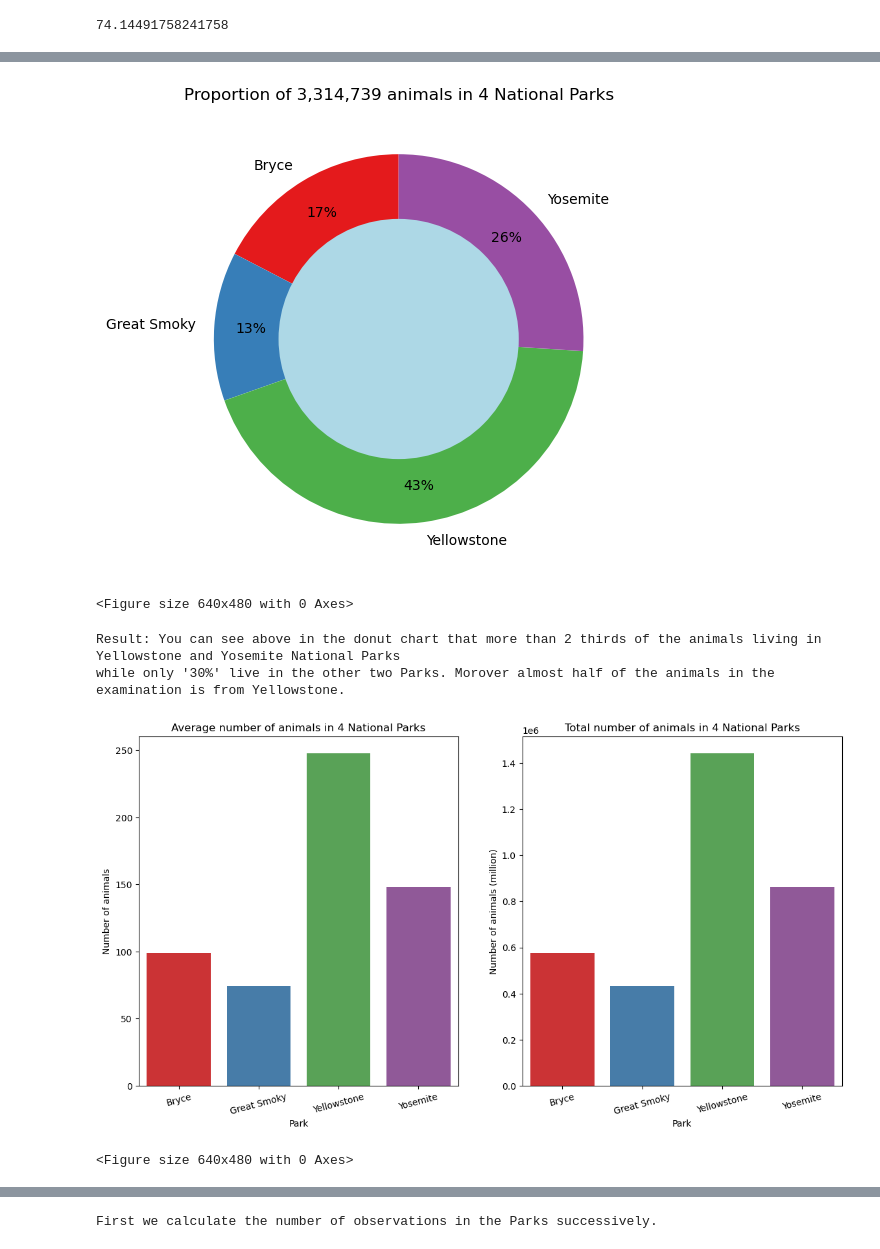
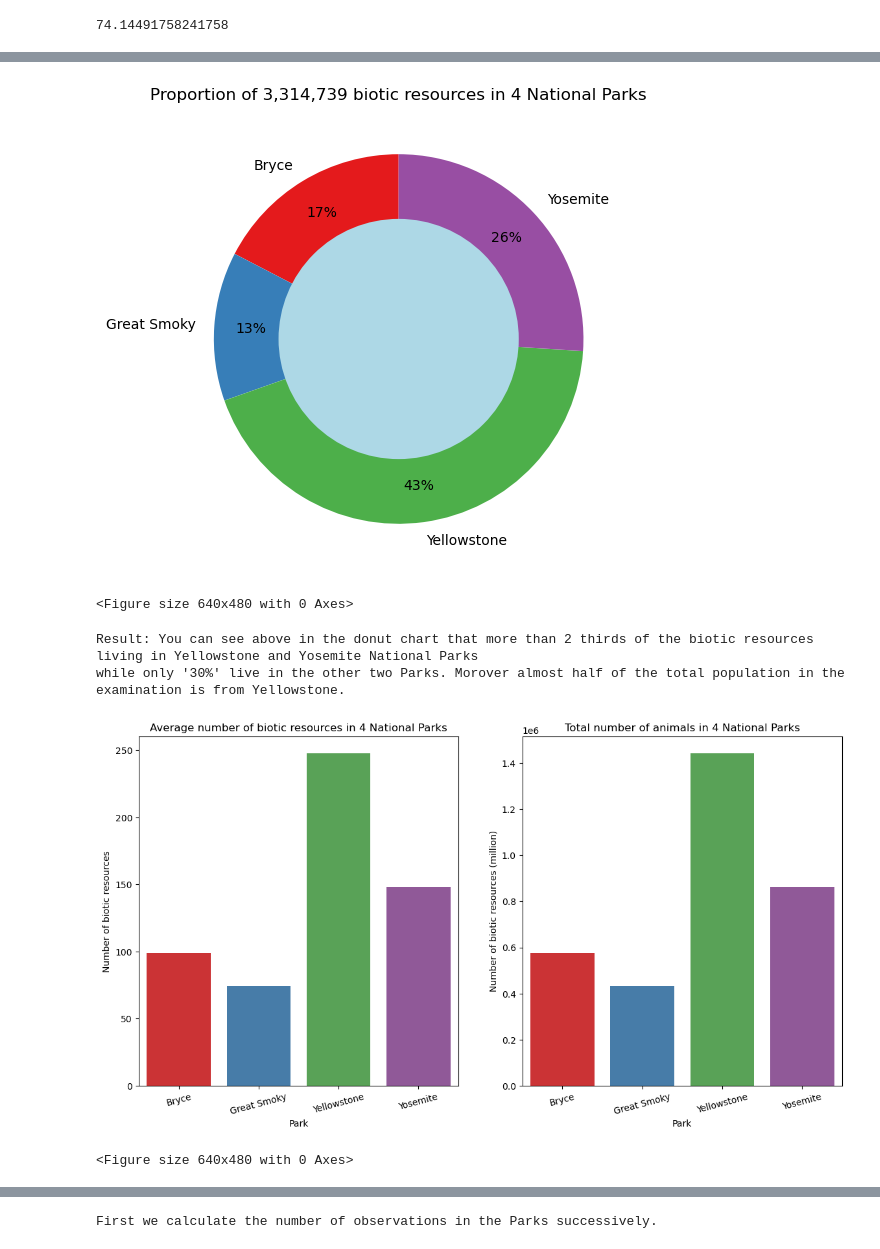
Before and after one commit to LiZoMark841619/Biodiversity_Project, a Jupyter notebook: biodiversity_starter/biodiversity.ipynb, the cells around one changed output, grey strips where cells are left out. Saved outputs shown, nothing was run; the diff lists cells and outputs as text; code cells hidden in the pictures.

```diff
--- a/biodiversity_starter/biodiversity.ipynb
+++ b/biodiversity_starter/biodiversity.ipynb
@@ -61,2 +61,2 @@ avg_animal
 # %%
-total_animal = file1[['park_name', 'observations']].groupby('park_name').sum().reset_index()
+total_bioticrs = file1[['park_name', 'observations']].groupby('park_name').sum().reset_index()
@@ -71,2 +71,2 @@ total_animal
 # %%
-total_animal['proportions'] = np.round(total_animal.observations*100 / total_animal.observations.sum(), 2)
+total_bioticrs['proportions'] = np.round(total_bioticrs.observations*100 / total_bioticrs.observations.sum(), 2)
@@ -81,40 +81,40 @@ total_animal
 # %%
 plt.figure(figsize=[12, 6])
 sns.set_palette('Set1')
-plt.pie(total_animal['observations'], autopct='%d%%', startangle=90, labels=total_animal.park_name, pctdistance=0.8)
-plt.title(f'Proportion of {total_animal.observations.sum():,} animals in {len(total_animal.park_name)} National Parks')
+plt.pie(total_bioticrs['observations'], autopct='%d%%', startangle=90, labels=total_bioticrs.park_name, pctdistance=0.8)
+plt.title(f'Proportion of {total_bioticrs.observations.sum():,} biotic resources in {len(total_bioticrs.park_name)} National Parks')
 hole = plt.Circle((0, 0), 0.65, facecolor='lightblue')
 plt.gcf().gca().add_artist(hole)
-plt.savefig('donut_animals_parks.png')
+plt.savefig('donut_bioticrs_parks.png')
 plt.show()
 plt.clf()
 # %% [output]
-[figure, old version]
+[figure, new version]
 <Figure size 640x480 with 0 Axes>
 # %%
-print('''Result: You can see above in the donut chart that more than 2 thirds of the animals living in Yellowstone and Yosemite National Parks
-while only '30%' live in the other two Parks. Morover almost half of the animals in the examination is from Yellowstone.''')
+print('''Result: You can see above in the donut chart that more than 2 thirds of the biotic resources living in Yellowstone and Yosemite National Parks
+while only '30%' live in the other two Parks. Morover almost half of the total population in the examination is from Yellowstone.''')
 # %% [output]
-Result: You can see above in the donut chart that more than 2 thirds of the animals living in Yellowstone and Yosemite National Parks
-while only '30%' live in the other two Parks. Morover almost half of the animals in the examination is from Yellowstone.
+Result: You can see above in the donut chart that more than 2 thirds of the biotic resources living in Yellowstone and Yosemite National Parks
+while only '30%' live in the other two Parks. Morover almost half of the total population in the examination is from Yellowstone.
 # %%
 plt.figure(figsize=[14, 7])
 plt.subplot(1,2,1)
-sns.barplot(x='park_name', y='observations', data=avg_animal)
-plt.title(f'Average number of animals in {avg_animal.park_name.nunique()} National Parks')
+sns.barplot(x='park_name', y='observations', data=avg_bioticrs)
+plt.title(f'Average number of biotic resources in {avg_bioticrs.park_name.nunique()} National Parks')
 plt.xlabel('Park')
-plt.ylabel('Number of animals')
+plt.ylabel('Number of biotic resources')
 plt.xticks(rotation=15)
 plt.subplot(1,2,2)
-sns.barplot(x='park_name', y='observations', data=total_animal)
-plt.title(f'Total number of animals in {total_animal.park_name.nunique()} National Parks')
+sns.barplot(x='park_name', y='observations', data=total_bioticrs)
+plt.title(f'Total number of animals in {total_bioticrs.park_name.nunique()} National Parks')
 plt.xlabel('Park')
-plt.ylabel('Number of animals (million)')
+plt.ylabel('Number of biotic resources (million)')
 plt.xticks(rotation=15)
-plt.savefig('bars_animals_parks.png')
+plt.savefig('bars_bioticrs_parks.png')
 plt.show()
 plt.clf()
 # %% [output]
-[figure, old version]
+[figure, new version]
 <Figure size 640x480 with 0 Axes>
 # %%
```
Also changed, not shown: parts of 22 cells of this notebook, 7 other files.
